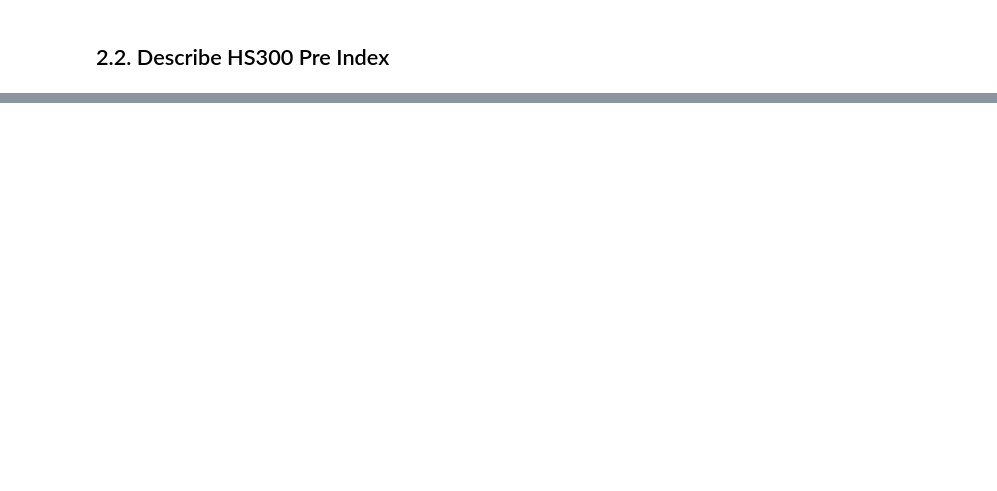
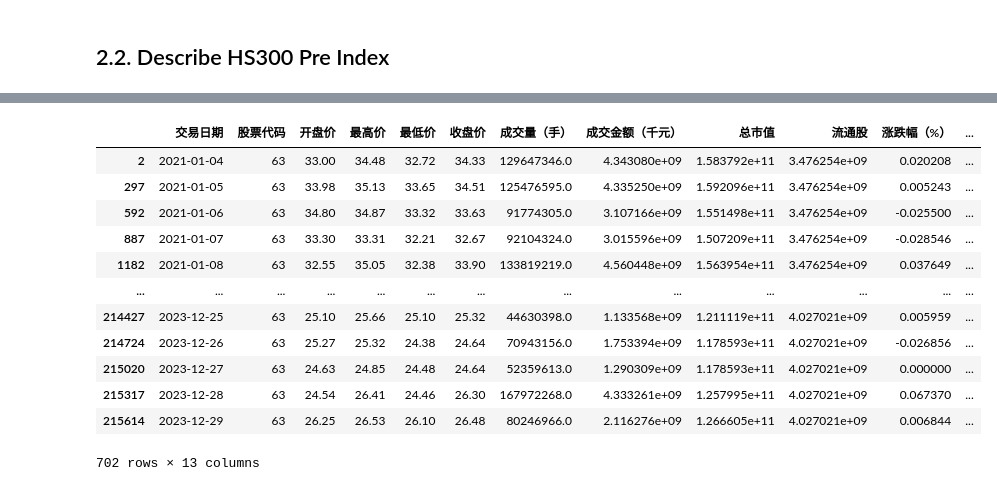
Before and after one commit to Pshower/jiangzehan2025, a Jupyter notebook: 01_data_describe.ipynb, the cells around one changed output, grey strips where cells are left out. Saved outputs shown, nothing was run; the diff lists cells and outputs as text; code cells hidden in the pictures; blank space fills up the shorter version.

```diff
--- a/01_data_describe.ipynb
+++ b/01_data_describe.ipynb
@@ -120,0 +155,16 @@ plt.show()
+# %%
+df_hs300_c_s_p_merge[df_hs300_c_s_p_merge["股票代码"] == 63]
+# %% [output]
+|  | 交易日期 | 股票代码 | 开盘价 | 最高价 | 最低价 | 收盘价 | 成交量（手） | 成交金额（千元） | 总市值 | 流通股 | 涨跌幅（%） | ... |
+| 2 | 2021-01-04 | 63 | 33.00 | 34.48 | 32.72 | 34.33 | 129647346.0 | 4.343080e+09 | 1.583792e+11 | 3.476254e+09 | 0.020208 | ... |
+| 297 | 2021-01-05 | 63 | 33.98 | 35.13 | 33.65 | 34.51 | 125476595.0 | 4.335250e+09 | 1.592096e+11 | 3.476254e+09 | 0.005243 | ... |
+| 592 | 2021-01-06 | 63 | 34.80 | 34.87 | 33.32 | 33.63 | 91774305.0 | 3.107166e+09 | 1.551498e+11 | 3.476254e+09 | -0.025500 | ... |
+| 887 | 2021-01-07 | 63 | 33.30 | 33.31 | 32.21 | 32.67 | 92104324.0 | 3.015596e+09 | 1.507209e+11 | 3.476254e+09 | -0.028546 | ... |
+| 1182 | 2021-01-08 | 63 | 32.55 | 35.05 | 32.38 | 33.90 | 133819219.0 | 4.560448e+09 | 1.563954e+11 | 3.476254e+09 | 0.037649 | ... |
+| ... | ... | ... | ... | ... | ... | ... | ... | ... | ... | ... | ... | ... |
+| 214427 | 2023-12-25 | 63 | 25.10 | 25.66 | 25.10 | 25.32 | 44630398.0 | 1.133568e+09 | 1.211119e+11 | 4.027021e+09 | 0.005959 | ... |
+| 214724 | 2023-12-26 | 63 | 25.27 | 25.32 | 24.38 | 24.64 | 70943156.0 | 1.753394e+09 | 1.178593e+11 | 4.027021e+09 | -0.026856 | ... |
+| 215020 | 2023-12-27 | 63 | 24.63 | 24.85 | 24.48 | 24.64 | 52359613.0 | 1.290309e+09 | 1.178593e+11 | 4.027021e+09 | 0.000000 | ... |
+| 215317 | 2023-12-28 | 63 | 24.54 | 26.41 | 24.46 | 26.30 | 167972268.0 | 4.333261e+09 | 1.257995e+11 | 4.027021e+09 | 0.067370 | ... |
+| 215614 | 2023-12-29 | 63 | 26.25 | 26.53 | 26.10 | 26.48 | 80246966.0 | 2.116276e+09 | 1.266605e+11 | 4.027021e+09 | 0.006844 | ... |
+702 rows × 13 columns
```
Also changed, not shown: parts of 45 cells of this notebook, 1 other file.
